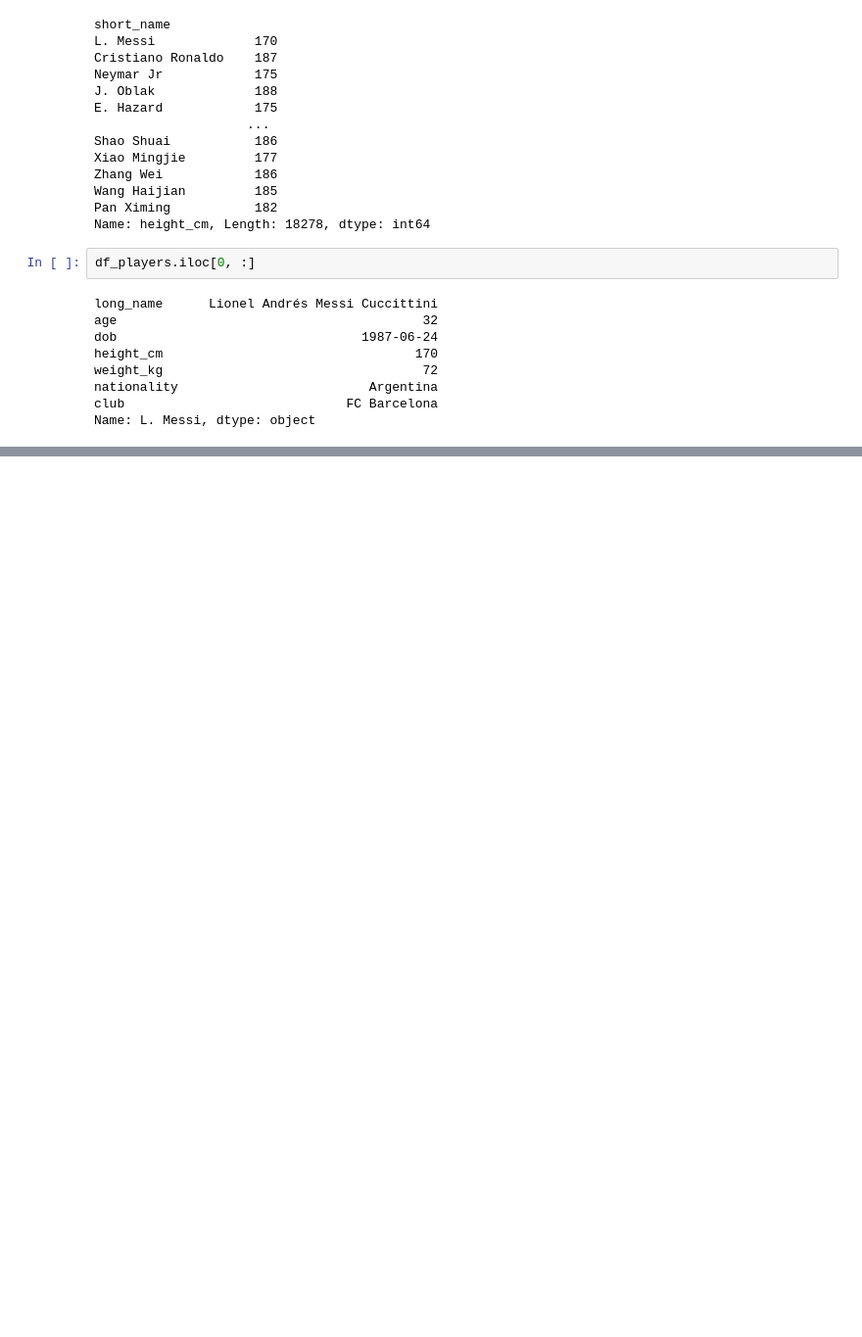
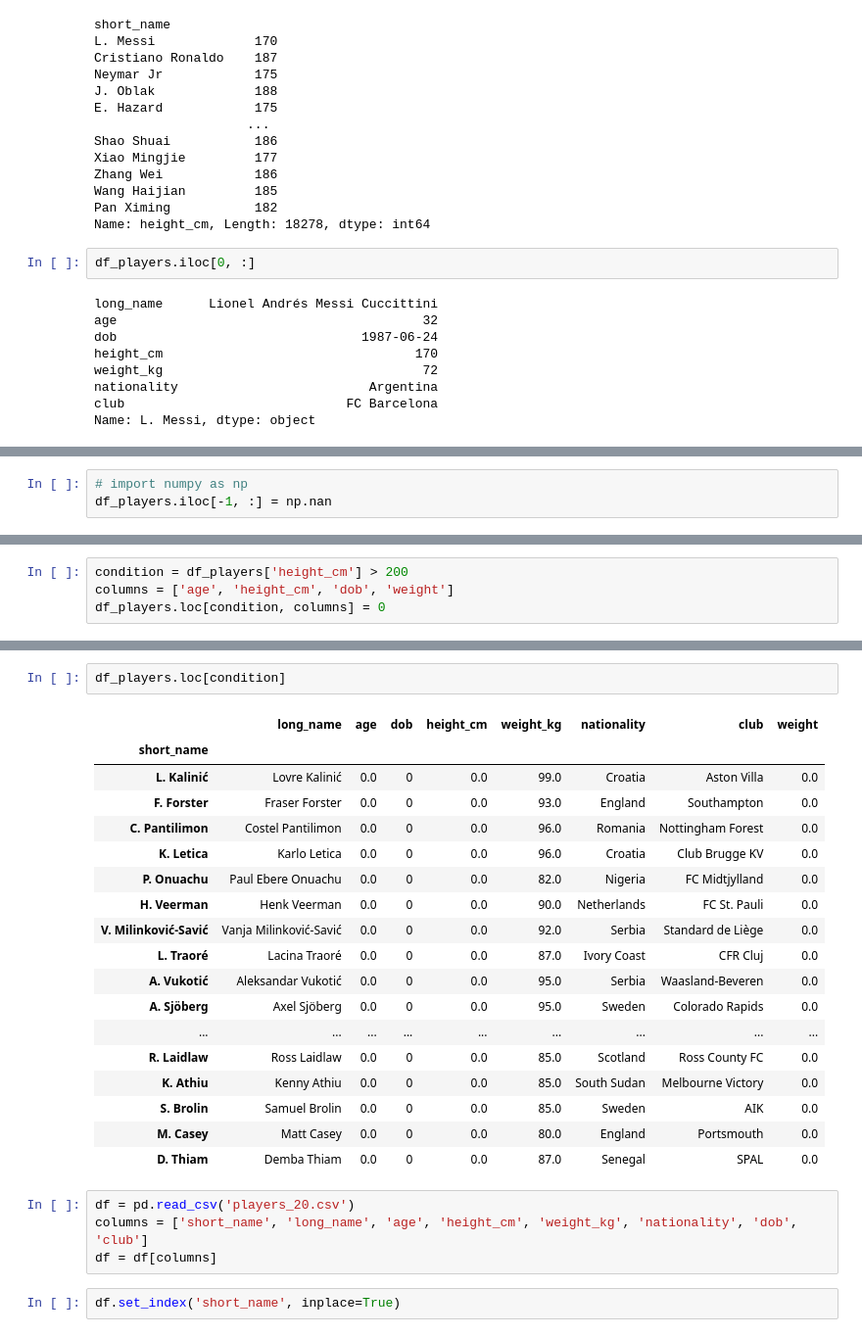
Before and after one commit to Stan-is-the-man/Data_science_bootcamp_2023, a Jupyter notebook: sd_data_extraction.ipynb, the cells around one changed output, grey strips where cells are left out. Shown at 98% size. Drawn from its saved outputs; the diff is of its cells as text; blank space fills up the shorter version.

```diff
--- a/sd_data_extraction.ipynb
+++ b/sd_data_extraction.ipynb
@@ -311,0 +330,3 @@ Name: L. Messi, dtype: object
+# %%
+# import numpy as np
+df_players.iloc[-1, :] = np.nan
@@ -311,0 +373,4 @@ Name: L. Messi, dtype: object
+# %%
+condition = df_players['height_cm'] > 200
+columns = ['age', 'height_cm', 'dob', 'weight']
+df_players.loc[condition, columns] = 0
@@ -311,0 +394,27 @@ Name: L. Messi, dtype: object
+# %%
+df_players.loc[condition]
+# %% [output]
+|  | long_name | age | dob | height_cm | weight_kg | nationality | club | weight |
+| short_name |  |  |  |  |  |  |  |  |
+| L. Kalinić | Lovre Kalinić | 0.0 | 0 | 0.0 | 99.0 | Croatia | Aston Villa | 0.0 |
+| F. Forster | Fraser Forster | 0.0 | 0 | 0.0 | 93.0 | England | Southampton | 0.0 |
+| C. Pantilimon | Costel Pantilimon | 0.0 | 0 | 0.0 | 96.0 | Romania | Nottingham Forest | 0.0 |
+| K. Letica | Karlo Letica | 0.0 | 0 | 0.0 | 96.0 | Croatia | Club Brugge KV | 0.0 |
+| P. Onuachu | Paul Ebere Onuachu | 0.0 | 0 | 0.0 | 82.0 | Nigeria | FC Midtjylland | 0.0 |
+| H. Veerman | Henk Veerman | 0.0 | 0 | 0.0 | 90.0 | Netherlands | FC St. Pauli | 0.0 |
+| V. Milinković-Savić | Vanja Milinković-Savić | 0.0 | 0 | 0.0 | 92.0 | Serbia | Standard de Liège | 0.0 |
+| L. Traoré | Lacina Traoré | 0.0 | 0 | 0.0 | 87.0 | Ivory Coast | CFR Cluj | 0.0 |
+| A. Vukotić | Aleksandar Vukotić | 0.0 | 0 | 0.0 | 95.0 | Serbia | Waasland-Beveren | 0.0 |
+| A. Sjöberg | Axel Sjöberg | 0.0 | 0 | 0.0 | 95.0 | Sweden | Colorado Rapids | 0.0 |
+| ... | ... | ... | ... | ... | ... | ... | ... | ... |
+| R. Laidlaw | Ross Laidlaw | 0.0 | 0 | 0.0 | 85.0 | Scotland | Ross County FC | 0.0 |
+| K. Athiu | Kenny Athiu | 0.0 | 0 | 0.0 | 85.0 | South Sudan | Melbourne Victory | 0.0 |
+| S. Brolin | Samuel Brolin | 0.0 | 0 | 0.0 | 85.0 | Sweden | AIK | 0.0 |
+| M. Casey | Matt Casey | 0.0 | 0 | 0.0 | 80.0 | England | Portsmouth | 0.0 |
+| D. Thiam | Demba Thiam | 0.0 | 0 | 0.0 | 87.0 | Senegal | SPAL | 0.0 |
+# %%
+df = pd.read_csv('players_20.csv')
+columns = ['short_name', 'long_name', 'age', 'height_cm', 'weight_kg', 'nationality', 'dob', 'club']
+df = df[columns]
+# %%
+df.set_index('short_name', inplace=True)
```
Also changed, not shown: parts of 18 cells of this notebook, 1 other file.
